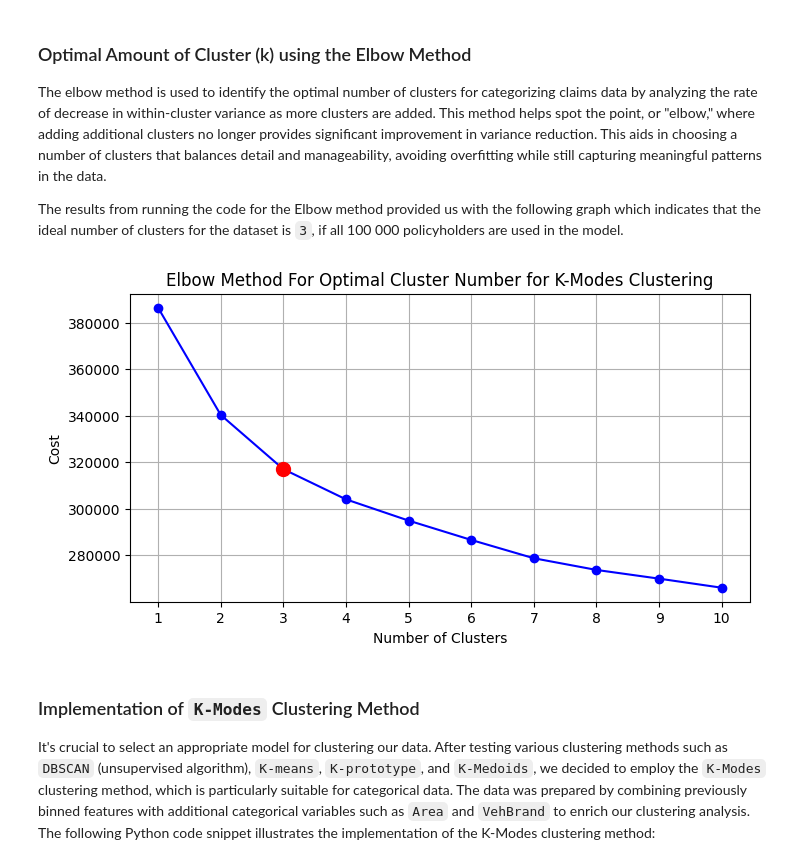
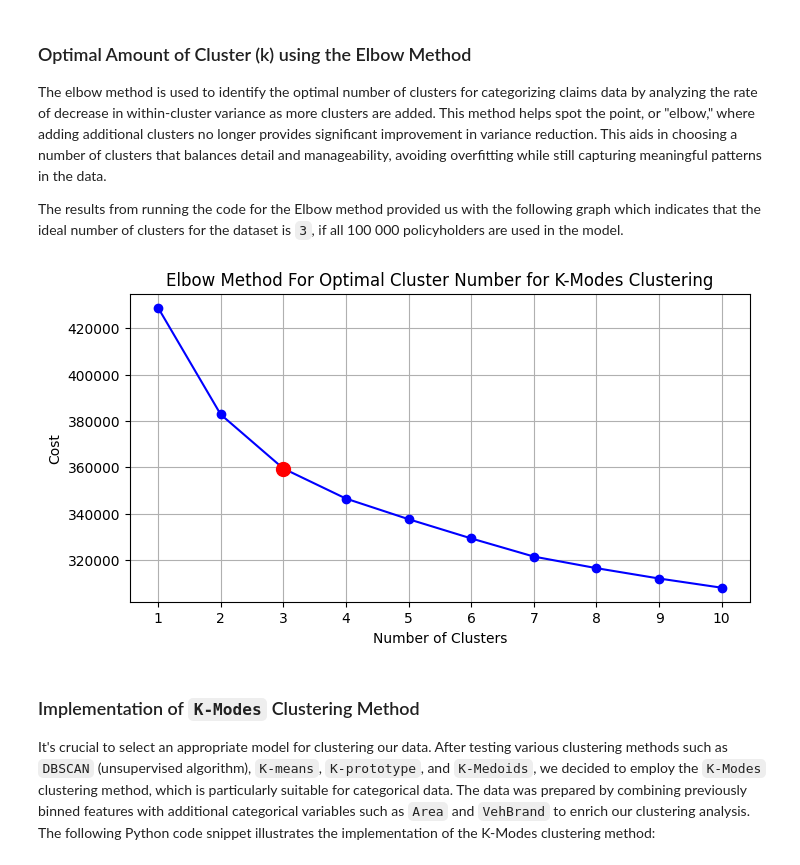
Before and after one commit to ThomasDeConinck/Assurance-Code-Python, a Jupyter notebook: assurances Code Python Case.ipynb, the cells around one changed output. Saved outputs shown, nothing was run; the diff lists cells and outputs as text; code cells hidden in the pictures.

```diff
--- a/assurances Code Python Case.ipynb
+++ b/assurances Code Python Case.ipynb
@@ -316,7 +336,7 @@ The elbow method is used to identify the optimal number of clusters for categori
 The results from running the code for the Elbow method provided us with the following graph which indicates that the ideal number of clusters for the dataset is `3`, if all 100 000 policyholders are used in the model.
 # %%
 # Additional categorical columns
-additional_categorical_columns = ['Area', 'VehBrand']
+additional_categorical_columns = ['Area', 'VehBrand','BonusMalus']
 features = ['DrivAge', 'VehAge','VehPower']
 
 # Prepare data for one-hot encoding
@@ -325,34 +345,34 @@ for col in categorical_columns:
     claims_data[col] = claims_data[col].astype('category')
 
 # Use only categorical columns for clustering
 df_categorical = claims_data[categorical_columns]
 
 # Convert the DataFrame to a numpy array before applying K-Modes
 data_matrix = df_categorical.to_numpy()
 
 # Apply the elbow method to find the optimal number of clusters for K-Modes clustering method
 cost = []
 K = range(1, 11)  # Range of clusters to try for the elbow method
 for num_clusters in K:
     kmodes = KModes(n_clusters=num_clusters, random_state=42)
     clusters = kmodes.fit_predict(data_matrix)
     cost.append(kmodes.cost_)
 
 # Plot the elbow graph
 plt.figure(figsize=(8, 4))
 plt.plot(K, cost, marker='o', color='b')
 plt.xlabel('Number of Clusters')
 plt.ylabel('Cost')
 plt.title('Elbow Method For Optimal Cluster Number for K-Modes Clustering')
 plt.xticks(K)
 plt.grid(True)
 
 # Highlight the optimal number of clusters (3) in red
 optimal_k = 3
 plt.plot(optimal_k, cost[optimal_k - 1], marker='o', markersize=10, color='r')
 plt.show()
 # %% [output]
-[figure, old version]
+[figure, new version]
 # %% [markdown]
 ### Implementation of `K-Modes` Clustering Method
 
```
Also changed, not shown: parts of 12 cells of this notebook, 4 other files.
